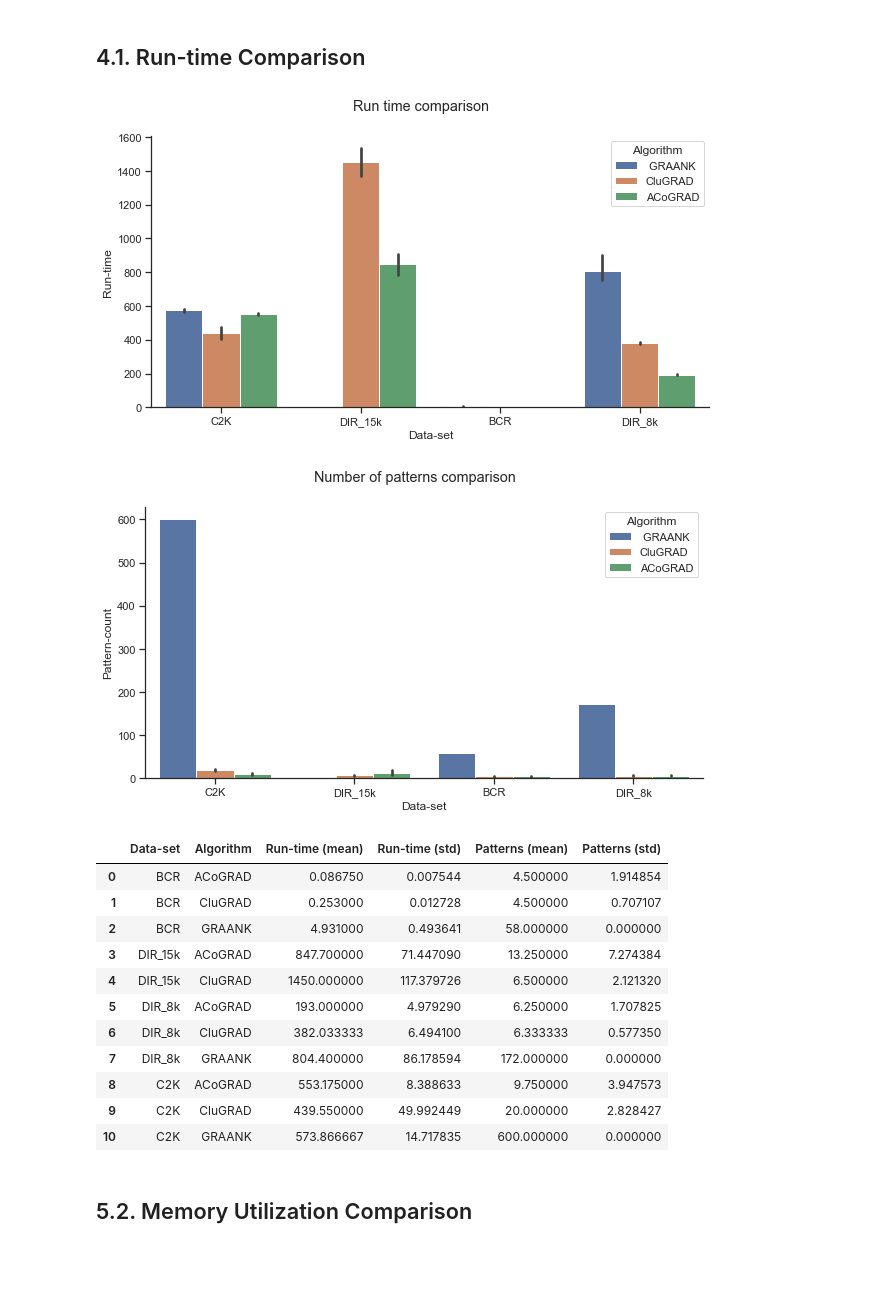
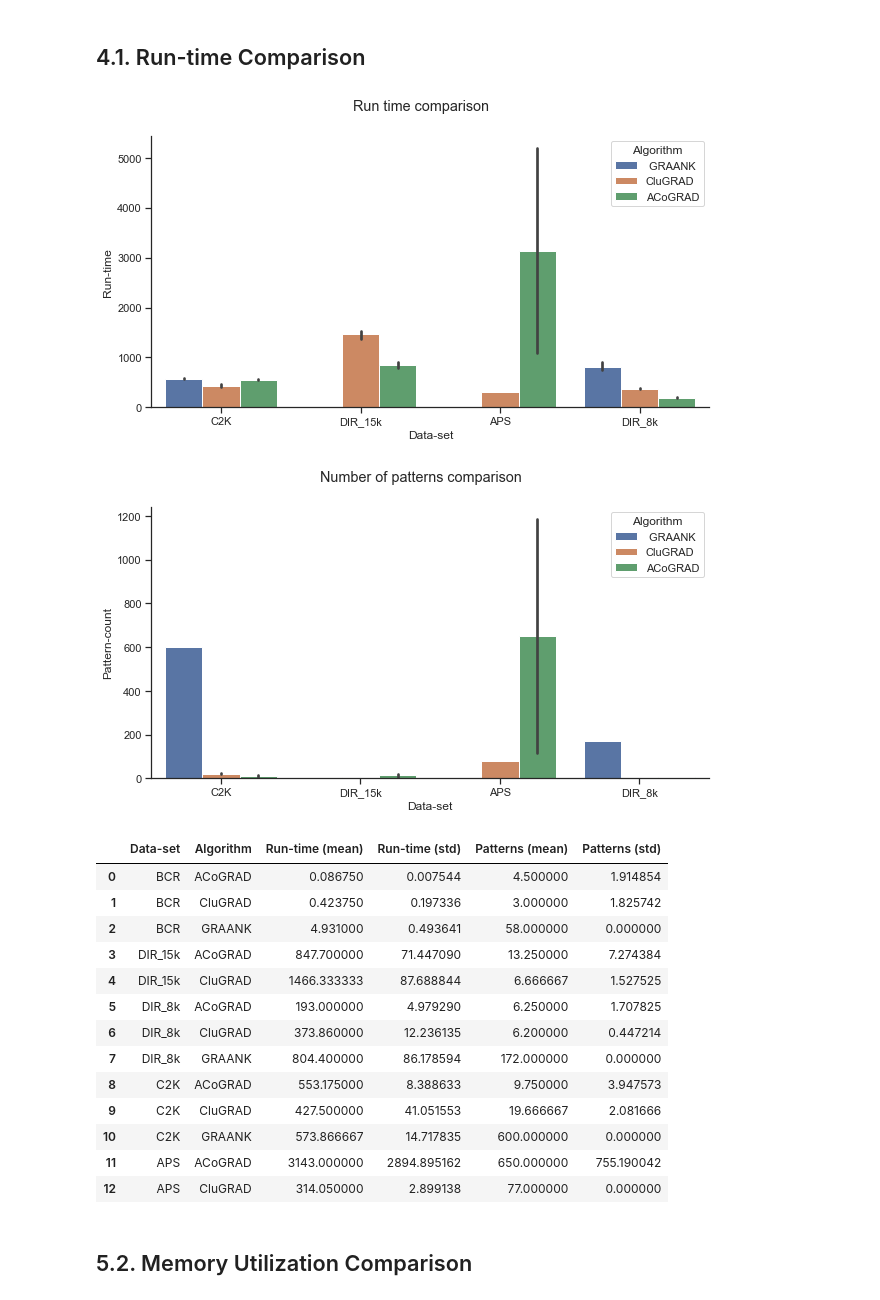
Before and after one commit to owuordickson/meso-hpc-lr, a Jupyter notebook: results/clugp/analysis.ipynb, the cells around one changed output. Saved outputs shown, nothing was run; the diff lists cells and outputs as text; code cells hidden in the pictures; blank space fills up the shorter version.

```diff
--- a/results/clugp/analysis.ipynb
+++ b/results/clugp/analysis.ipynb
@@ -161,8 +161,8 @@ for file in compare_files:
             col = "DIR_15k"
         else:
             col = "DIR_8k"
-    elif att == 9:
-        col = "HPC"
+    elif att == 170:
+        col = "APS"
     else:
         col = ""
     df_comp = df_comp.append({"Data-set": col, "Size": size, "Features": att, "Algorithm":alg, "Support": sup, "Run-time":run, "Cluster-time":clu, "Memory":mem, "Patterns":gps, "Pattern-count":pat, "Misclustered-patterns":miss, "Support-error":error_rate, "E": evp}, ignore_index=True)
@@ -286,7 +267,7 @@ df_data_2
 # 3. Analysis of Clu-GRAD Algorithm
 We analyze the performance and accuracy of the Clu-GRAD algorithm on 4 data sets.
 # %%
-data_sets = ['BCR', 'DIR_15k', 'DIR_8k', 'C2K'] #, 'AQY', 'HPC']
+data_sets = ['BCR', 'DIR_15k', 'DIR_8k', 'C2K', 'APS'] #, 'AQY']
 algorithms = ['ACoGRAD', 'CluGRAD', 'GRAANK']
 
 
@@ -340,35 +322,37 @@ We compare the computational performance of the 3 algorithms:
 ## 4.1. Run-time Comparison
 # %%
 
-df_plot = df_res.drop(df_res[df_res['Data-set'] == 'HPC'].index).drop(df_res[df_res['Data-set'] == 'AQY'].index)
+df_plot = df_res.drop(df_res[df_res['Data-set'] == 'BCR'].index).drop(df_res[df_res['Data-set'] == 'AQY'].index)
 
 custom_params = {"axes.spines.right": False, "axes.spines.top": False}
 sns.set_theme(style="ticks", rc=custom_params)
 fig = plt.figure(figsize=(10,5))
 fig.suptitle('Run time comparison')
 ax = sns.barplot(x="Data-set", y="Run-time", hue="Algorithm", data=df_plot)
 
 fig = plt.figure(figsize=(10,5))
 fig.suptitle('Number of patterns comparison')
 ax = sns.barplot(x="Data-set", y="Pattern-count", hue="Algorithm", data=df_plot)
 
 plt.show()
 df_a
 # %% [output]
-[figure, old version]
+[figure, new version]
-[figure, old version]
+[figure, new version]
 |  | Data-set | Algorithm | Run-time (mean) | Run-time (std) | Patterns (mean) | Patterns (std) |
 | 0 | BCR | ACoGRAD | 0.086750 | 0.007544 | 4.500000 | 1.914854 |
-| 1 | BCR | CluGRAD | 0.253000 | 0.012728 | 4.500000 | 0.707107 |
+| 1 | BCR | CluGRAD | 0.423750 | 0.197336 | 3.000000 | 1.825742 |
 | 2 | BCR | GRAANK | 4.931000 | 0.493641 | 58.000000 | 0.000000 |
 | 3 | DIR_15k | ACoGRAD | 847.700000 | 71.447090 | 13.250000 | 7.274384 |
-| 4 | DIR_15k | CluGRAD | 1450.000000 | 117.379726 | 6.500000 | 2.121320 |
+| 4 | DIR_15k | CluGRAD | 1466.333333 | 87.688844 | 6.666667 | 1.527525 |
 | 5 | DIR_8k | ACoGRAD | 193.000000 | 4.979290 | 6.250000 | 1.707825 |
-| 6 | DIR_8k | CluGRAD | 382.033333 | 6.494100 | 6.333333 | 0.577350 |
+| 6 | DIR_8k | CluGRAD | 373.860000 | 12.236135 | 6.200000 | 0.447214 |
 | 7 | DIR_8k | GRAANK | 804.400000 | 86.178594 | 172.000000 | 0.000000 |
 | 8 | C2K | ACoGRAD | 553.175000 | 8.388633 | 9.750000 | 3.947573 |
-| 9 | C2K | CluGRAD | 439.550000 | 49.992449 | 20.000000 | 2.828427 |
+| 9 | C2K | CluGRAD | 427.500000 | 41.051553 | 19.666667 | 2.081666 |
 | 10 | C2K | GRAANK | 573.866667 | 14.717835 | 600.000000 | 0.000000 |
+| 11 | APS | ACoGRAD | 3143.000000 | 2894.895162 | 650.000000 | 755.190042 |
+| 12 | APS | CluGRAD | 314.050000 | 2.899138 | 77.000000 | 0.000000 |
 # %% [markdown]
 ## 5.2. Memory Utilization Comparison
 # %%
```
Also changed, not shown: parts of 4 cells of this notebook, 31 other files.
